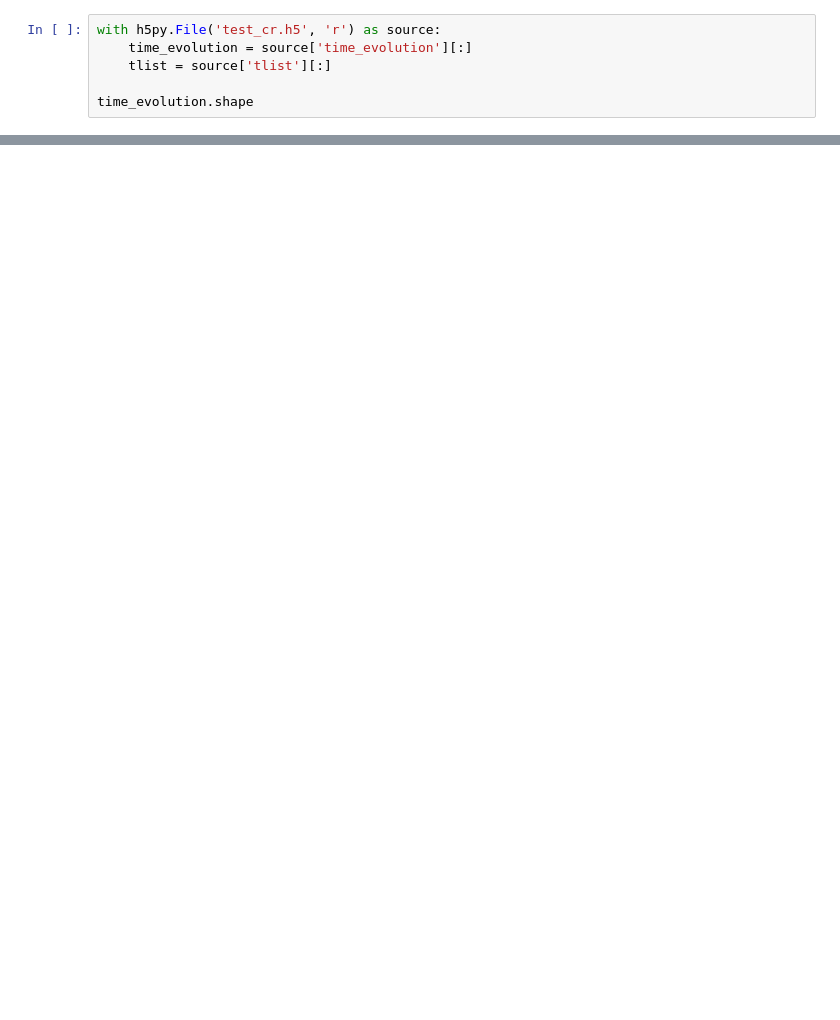
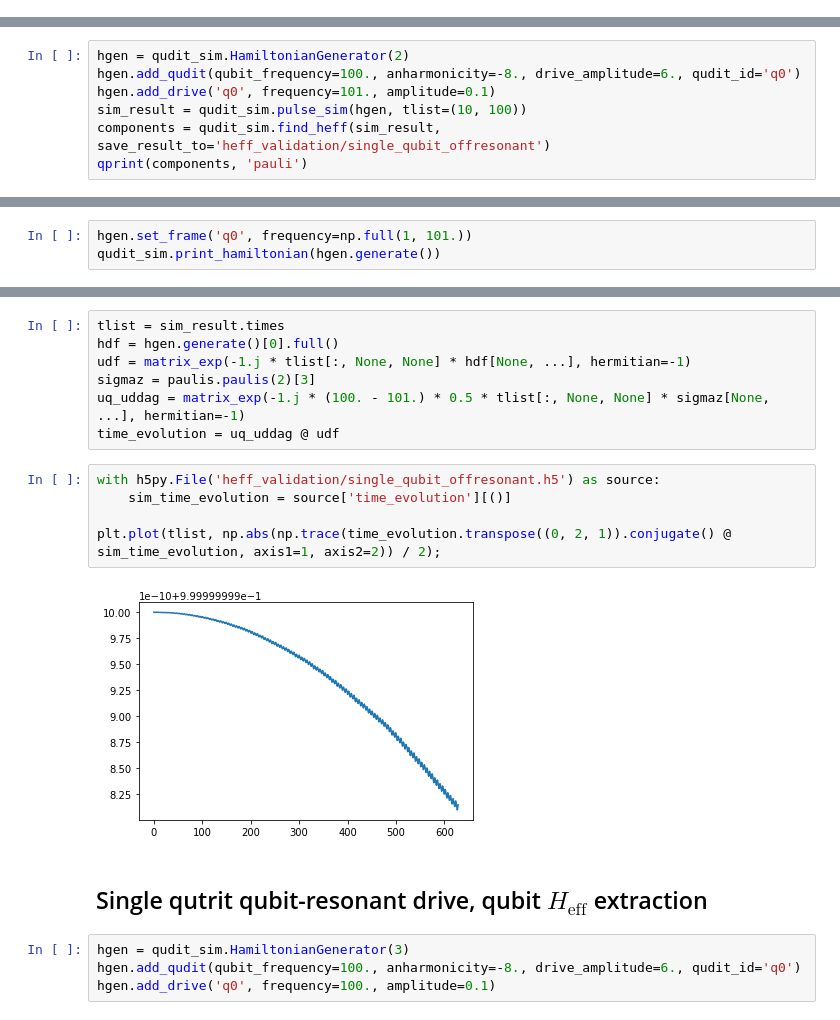
Before and after one commit to UTokyo-ICEPP/qudit-sim, a Jupyter notebook: examples/validation/heff.ipynb, the cells around one changed output, grey strips where cells are left out. Drawn from its saved outputs; the diff is of its cells as text; blank space fills up the shorter version.

```diff
--- a/examples/validation/heff.ipynb
+++ b/examples/validation/heff.ipynb
@@ -86,6 +0,0 @@ array([[ 0.00000000e+00,  8.98462500e+06, -8.98487700e+06,
-# %%
-with h5py.File('test_cr.h5', 'r') as source:
-    time_evolution = source['time_evolution'][:]
-    tlist = source['tlist'][:]
-
-time_evolution.shape
@@ -132,0 +46,7 @@ plt.legend()
+# %%
+hgen = qudit_sim.HamiltonianGenerator(2)
+hgen.add_qudit(qubit_frequency=100., anharmonicity=-8., drive_amplitude=6., qudit_id='q0')
+hgen.add_drive('q0', frequency=101., amplitude=0.1)
+sim_result = qudit_sim.pulse_sim(hgen, tlist=(10, 100))
+components = qudit_sim.find_heff(sim_result, save_result_to='heff_validation/single_qubit_offresonant')
+qprint(components, 'pauli')
@@ -132,0 +69,3 @@ plt.legend()
+# %%
+hgen.set_frame('q0', frequency=np.full(1, 101.))
+qudit_sim.print_hamiltonian(hgen.generate())
@@ -132,0 +85,20 @@ plt.legend()
+# %%
+tlist = sim_result.times
+hdf = hgen.generate()[0].full()
+udf = matrix_exp(-1.j * tlist[:, None, None] * hdf[None, ...], hermitian=-1)
+sigmaz = paulis.paulis(2)[3]
+uq_uddag = matrix_exp(-1.j * (100. - 101.) * 0.5 * tlist[:, None, None] * sigmaz[None, ...], hermitian=-1)
+time_evolution = uq_uddag @ udf
+# %%
+with h5py.File('heff_validation/single_qubit_offresonant.h5') as source:
+    sim_time_evolution = source['time_evolution'][()]
+
+plt.plot(tlist, np.abs(np.trace(time_evolution.transpose((0, 2, 1)).conjugate() @ sim_time_evolution, axis1=1, axis2=2)) / 2);
+# %% [output]
+[figure, added]
+# %% [markdown]
+## Single qutrit qubit-resonant drive, qubit $H_{\mathrm{eff}}$ extraction
+# %%
+hgen = qudit_sim.HamiltonianGenerator(3)
+hgen.add_qudit(qubit_frequency=100., anharmonicity=-8., drive_amplitude=6., qudit_id='q0')
+hgen.add_drive('q0', frequency=100., amplitude=0.1)
```
Also changed, not shown: parts of 43 cells of this notebook, 22 other files.
